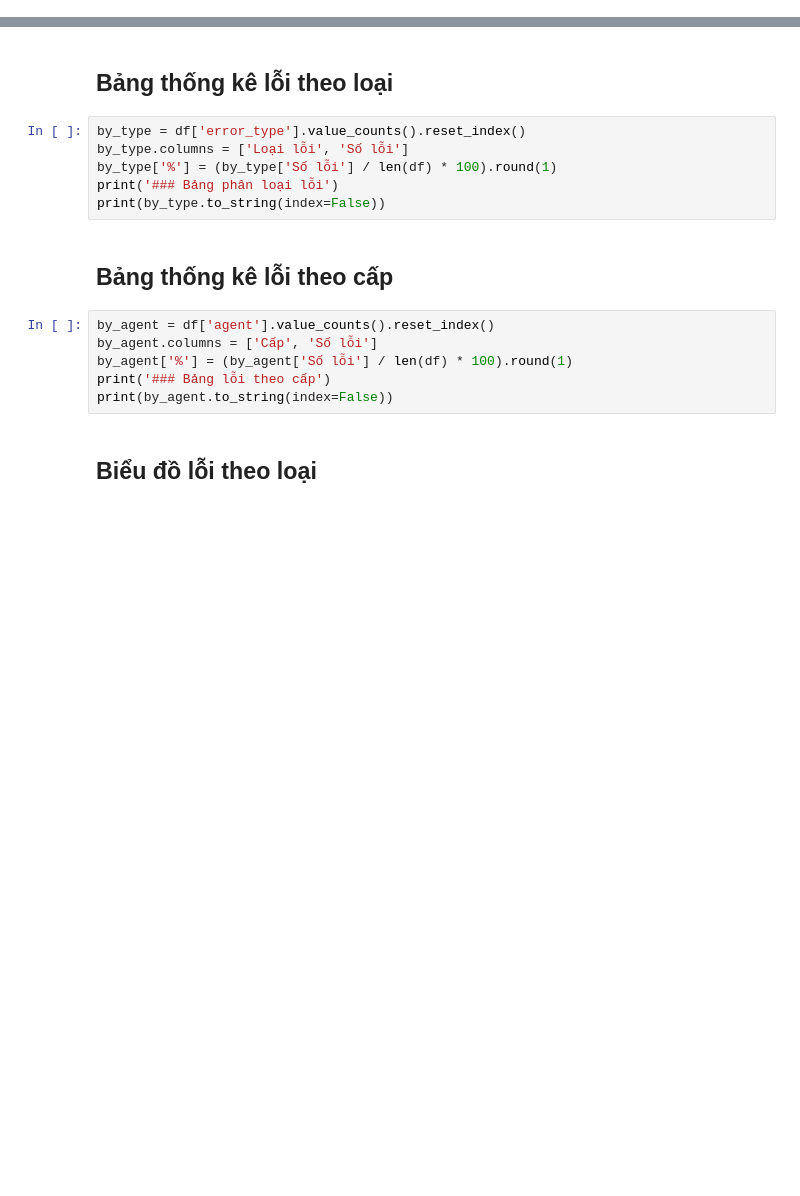
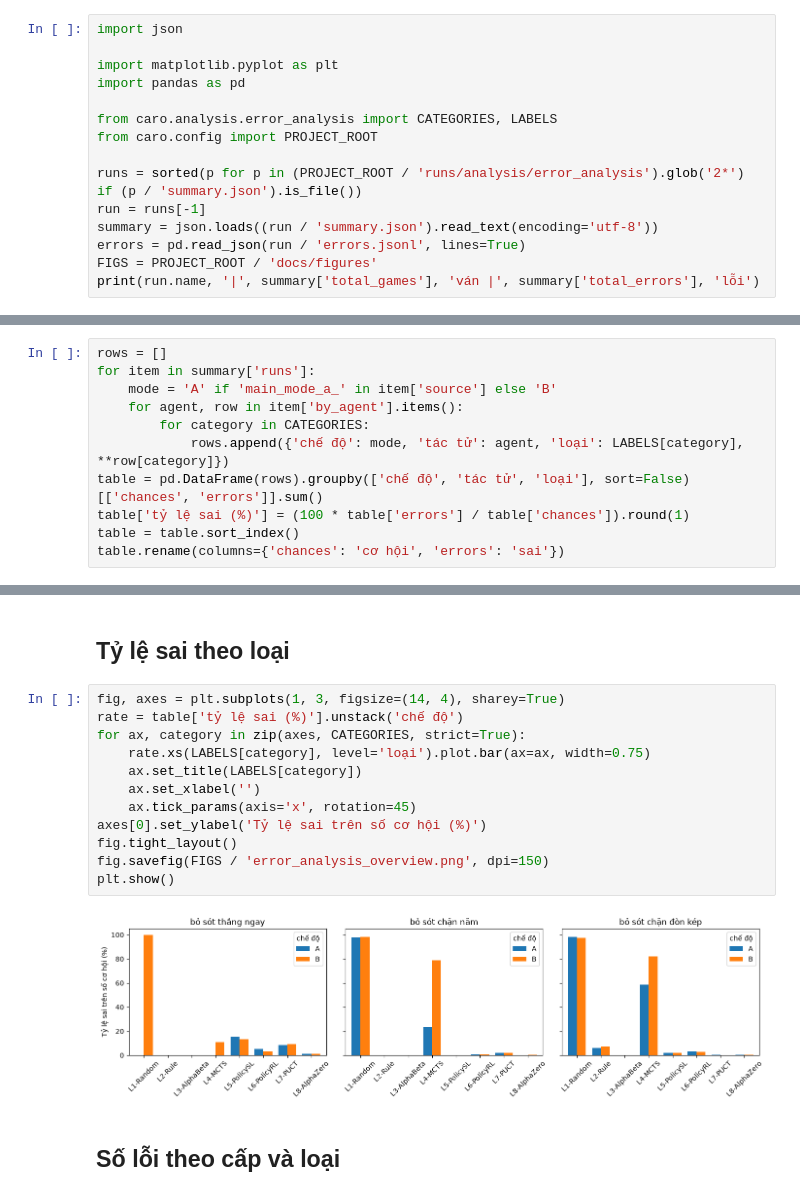
Before and after one commit to SGU-ML25/CaroGame, a Jupyter notebook: notebooks/error_analysis.ipynb, the cells around one changed output, grey strips where cells are left out. Cells and saved outputs as stored; diff of their text form; blank space fills up the shorter version.

```diff
--- a/notebooks/error_analysis.ipynb
+++ b/notebooks/error_analysis.ipynb
@@ -44,0 +6,15 @@ print(f'\nTổng: {len(df)} lỗi')
+# %%
+import json
+
+import matplotlib.pyplot as plt
+import pandas as pd
+
+from caro.analysis.error_analysis import CATEGORIES, LABELS
+from caro.config import PROJECT_ROOT
+
+runs = sorted(p for p in (PROJECT_ROOT / 'runs/analysis/error_analysis').glob('2*') if (p / 'summary.json').is_file())
+run = runs[-1]
+summary = json.loads((run / 'summary.json').read_text(encoding='utf-8'))
+errors = pd.read_json(run / 'errors.jsonl', lines=True)
+FIGS = PROJECT_ROOT / 'docs/figures'
+print(run.name, '|', summary['total_games'], 'ván |', summary['total_errors'], 'lỗi')
@@ -44,0 +25,11 @@ print(f'\nTổng: {len(df)} lỗi')
+# %%
+rows = []
+for item in summary['runs']:
+    mode = 'A' if 'main_mode_a_' in item['source'] else 'B'
+    for agent, row in item['by_agent'].items():
+        for category in CATEGORIES:
+            rows.append({'chế độ': mode, 'tác tử': agent, 'loại': LABELS[category], **row[category]})
+table = pd.DataFrame(rows).groupby(['chế độ', 'tác tử', 'loại'], sort=False)[['chances', 'errors']].sum()
+table['tỷ lệ sai (%)'] = (100 * table['errors'] / table['chances']).round(1)
+table = table.sort_index()
+table.rename(columns={'chances': 'cơ hội', 'errors': 'sai'})
@@ -45,18 +55,18 @@ print(f'\nTổng: {len(df)} lỗi')
+# %% [markdown]
+## Tỷ lệ sai theo loại
+# %%
+fig, axes = plt.subplots(1, 3, figsize=(14, 4), sharey=True)
+rate = table['tỷ lệ sai (%)'].unstack('chế độ')
+for ax, category in zip(axes, CATEGORIES, strict=True):
+    rate.xs(LABELS[category], level='loại').plot.bar(ax=ax, width=0.75)
+    ax.set_title(LABELS[category])
+    ax.set_xlabel('')
+    ax.tick_params(axis='x', rotation=45)
+axes[0].set_ylabel('Tỷ lệ sai trên số cơ hội (%)')
+fig.tight_layout()
+fig.savefig(FIGS / 'error_analysis_overview.png', dpi=150)
+plt.show()
+# %% [output]
+[figure, added]
 # %% [markdown]
-## Bảng thống kê lỗi theo loại
+## Số lỗi theo cấp và loại
-# %%
-by_type = df['error_type'].value_counts().reset_index()
-by_type.columns = ['Loại lỗi', 'Số lỗi']
-by_type['%'] = (by_type['Số lỗi'] / len(df) * 100).round(1)
-print('### Bảng phân loại lỗi')
-print(by_type.to_string(index=False))
-# %% [markdown]
-## Bảng thống kê lỗi theo cấp
-# %%
-by_agent = df['agent'].value_counts().reset_index()
-by_agent.columns = ['Cấp', 'Số lỗi']
-by_agent['%'] = (by_agent['Số lỗi'] / len(df) * 100).round(1)
-print('### Bảng lỗi theo cấp')
-print(by_agent.to_string(index=False))
-# %% [markdown]
-## Biểu đồ lỗi theo loại
```
Also changed, not shown: parts of 18 cells of this notebook, 47 other files.
